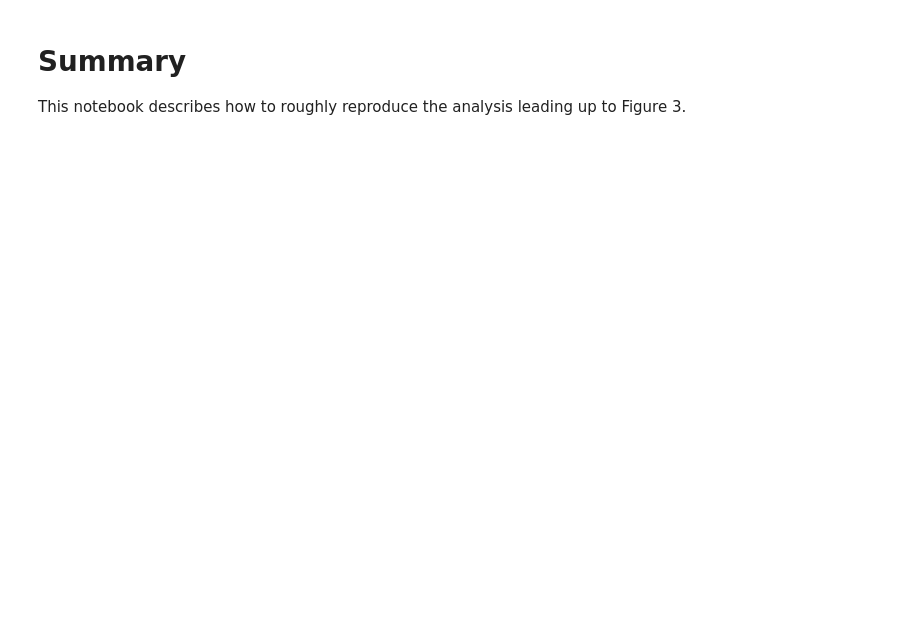
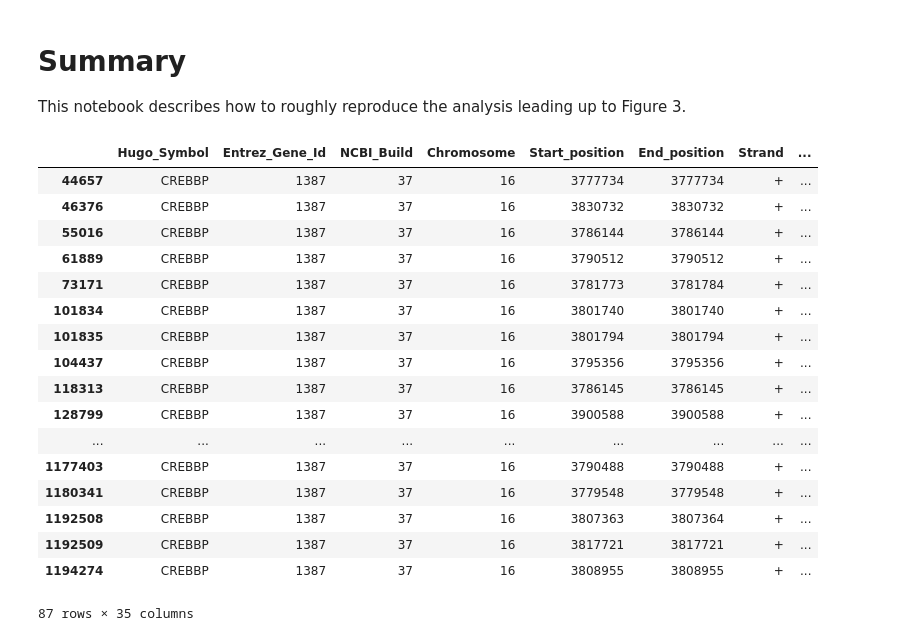
Before and after one commit to kevinhu/ccle-2019-analysis, a Jupyter notebook: notebooks/figure3_chromatin-profiling.ipynb, the cells around one changed output. Drawn from its saved outputs; the diff is of its cells as text; code cells hidden in the pictures; blank space fills up the shorter version.

```diff
--- a/notebooks/figure3_chromatin-profiling.ipynb
+++ b/notebooks/figure3_chromatin-profiling.ipynb
@@ -24,3 +24,4 @@ hs_muts = pd.read_hdf("../data/hs_muts.h5",key="hs_muts")
 damaging_muts = pd.read_hdf("../data/damaging_muts.h5",key="damaging_muts")
 
 chromatin_profiling = pd.read_hdf("../data/CCLE_GlobalChromatinProfiling_20181130.hdf",key="chromatin_profiling")
+mutation_calls = pd.read_hdf("../data/depmap_19Q1_mutation_calls.h5",key="mutation_calls")
@@ -28,0 +32,22 @@ chromatin_profiling = pd.read_hdf("../data/CCLE_GlobalChromatinProfiling_2018113
+# %%
+crebbp = mutation_calls[mutation_calls["Hugo_Symbol"]=="CREBBP"]
+crebbp[crebbp["Variant_annotation"]=="damaging"]
+# %% [output]
+|  | Hugo_Symbol | Entrez_Gene_Id | NCBI_Build | Chromosome | Start_position | End_position | Strand | ... |
+| 44657 | CREBBP | 1387 | 37 | 16 | 3777734 | 3777734 | + | ... |
+| 46376 | CREBBP | 1387 | 37 | 16 | 3830732 | 3830732 | + | ... |
+| 55016 | CREBBP | 1387 | 37 | 16 | 3786144 | 3786144 | + | ... |
+| 61889 | CREBBP | 1387 | 37 | 16 | 3790512 | 3790512 | + | ... |
+| 73171 | CREBBP | 1387 | 37 | 16 | 3781773 | 3781784 | + | ... |
+| 101834 | CREBBP | 1387 | 37 | 16 | 3801740 | 3801740 | + | ... |
+| 101835 | CREBBP | 1387 | 37 | 16 | 3801794 | 3801794 | + | ... |
+| 104437 | CREBBP | 1387 | 37 | 16 | 3795356 | 3795356 | + | ... |
+| 118313 | CREBBP | 1387 | 37 | 16 | 3786145 | 3786145 | + | ... |
+| 128799 | CREBBP | 1387 | 37 | 16 | 3900588 | 3900588 | + | ... |
+| ... | ... | ... | ... | ... | ... | ... | ... | ... |
+| 1177403 | CREBBP | 1387 | 37 | 16 | 3790488 | 3790488 | + | ... |
+| 1180341 | CREBBP | 1387 | 37 | 16 | 3779548 | 3779548 | + | ... |
+| 1192508 | CREBBP | 1387 | 37 | 16 | 3807363 | 3807364 | + | ... |
+| 1192509 | CREBBP | 1387 | 37 | 16 | 3817721 | 3817721 | + | ... |
+| 1194274 | CREBBP | 1387 | 37 | 16 | 3808955 | 3808955 | + | ... |
+87 rows × 35 columns
```
Also changed, not shown: parts of 6 cells of this notebook.
